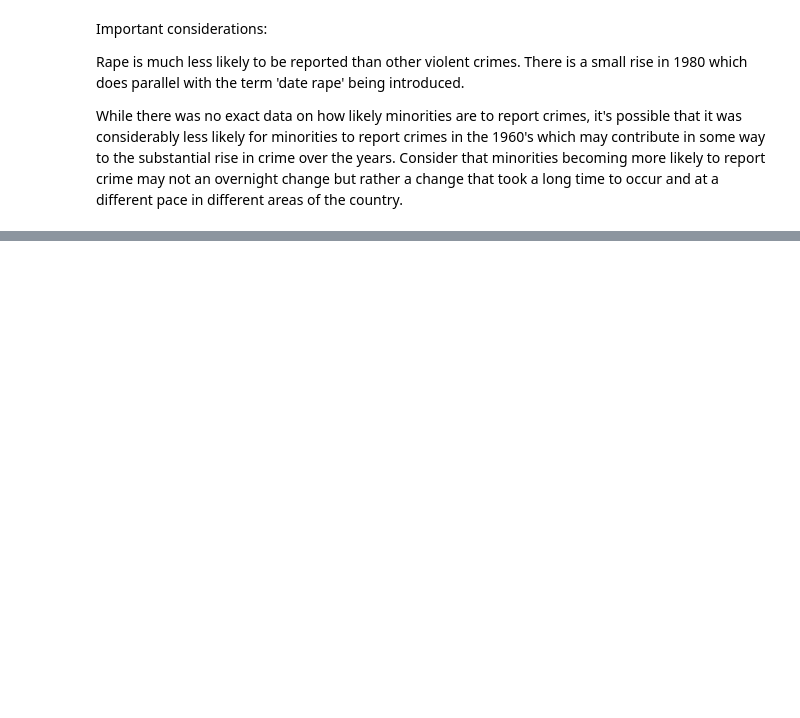
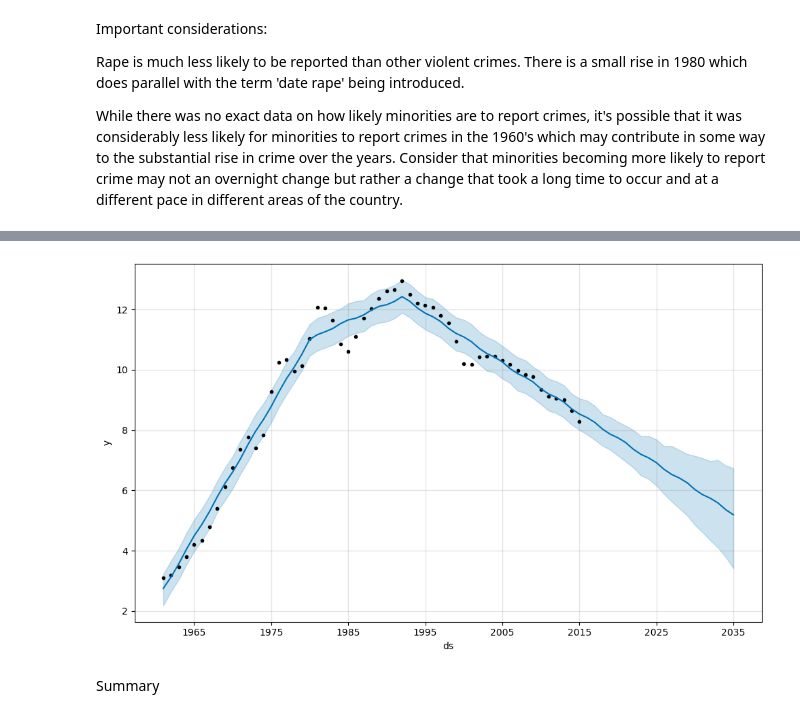
Before and after one commit to kkruel8100/Crime-Analysis, a Jupyter notebook: notebooks/crime_1960_2014.ipynb, the cells around one changed output, grey strips where cells are left out. Saved outputs shown, nothing was run; the diff lists cells and outputs as text; code cells hidden in the pictures; blank space fills up the shorter version.

Commit message:
kk - add additional prediction modeling for inflation and crime

```diff
--- a/notebooks/crime_1960_2014.ipynb
+++ b/notebooks/crime_1960_2014.ipynb
@@ -261,0 +340,4 @@ While there was no exact data on how likely minorities are to report crimes, it'
+# %%
+# Call the Prophet function, store as an object
+total_nonviolent_m = Prophet()
+total_nonviolent_m
@@ -261,0 +346,3 @@ While there was no exact data on how likely minorities are to report crimes, it'
+# %%
+# Fit the time-series model.
+total_nonviolent_m.fit(total_nonviolent_trends)
@@ -261,0 +353,7 @@ While there was no exact data on how likely minorities are to report crimes, it'
+# %%
+# Create a future dataframe to hold predictions
+# Make the prediction go out as far as 20 years
+future_total_nonviolent_trends = total_nonviolent_m.make_future_dataframe(periods=20, freq="Y")
+
+# View the last five rows of the future_inflation_trends DataFrame
+future_total_nonviolent_trends.tail()
@@ -261,0 +367,7 @@ While there was no exact data on how likely minorities are to report crimes, it'
+# %%
+# Make the predictions for the trend data using the future_total_nonviolent_trends DataFrame
+forecast_total_nonviolent_trends = total_nonviolent_m.predict(future_total_nonviolent_trends)
+
+# Display the head and tail of forecast_total_nonviolent_trends DataFrame
+display(forecast_total_nonviolent_trends.head())
+display(forecast_total_nonviolent_trends.tail())
@@ -261,0 +387,10 @@ While there was no exact data on how likely minorities are to report crimes, it'
+# %%
+# Plot the Prophet predictions for the total nonviolent trends data
+
+# Added ; to prevent 2 plots from displaying
+
+total_nonviolent_m.plot(forecast_total_nonviolent_trends);
+# %% [output]
+[figure, added]
+# %% [markdown]
+Summary
```
Also changed, not shown: parts of 37 cells of this notebook, 3 other files.
